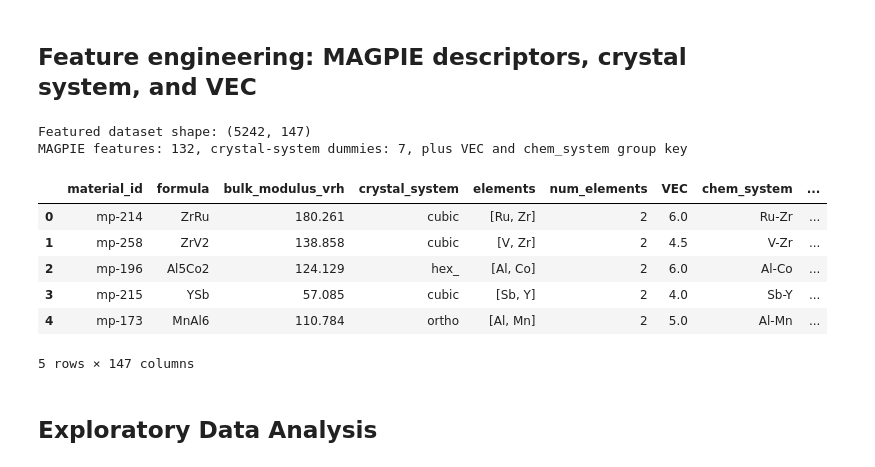
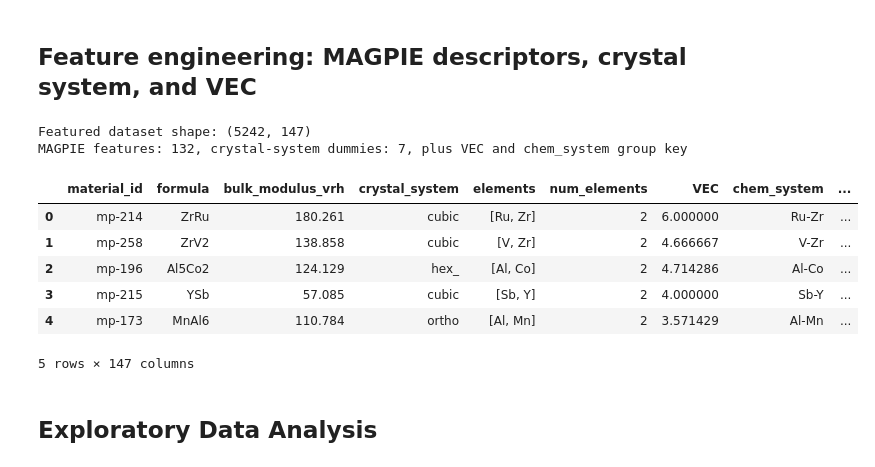
Before and after one commit to shackb-ema/intermetallics-bulk-modulus-ml, a Jupyter notebook: notebooks/02_eda_featurization.ipynb, the cells around one changed output. Drawn from its saved outputs; the diff is of its cells as text; code cells hidden in the pictures.

```diff
--- a/notebooks/02_eda_featurization.ipynb
+++ b/notebooks/02_eda_featurization.ipynb
@@ -18,9 +18,9 @@ from pymatgen.core import Composition
 intermetallics_df = pd.read_csv("../data/bradley_intermetallics_elasticity.csv")
 intermetallics_df["elements"] = intermetallics_df["elements"].apply(ast.literal_eval)
 
-# Build pymatgen Composition objects assuming equal-atom stoichiometry: the MP elasticity
-# endpoint used in 01_data_acquisition does not expose exact site occupancies, only the element list
-intermetallics_df["composition"] = intermetallics_df["elements"].apply(lambda els: Composition(" ".join(els)))
+# Build pymatgen Composition objects from the true stoichiometry (formula_pretty, saved as
+# the "formula" column) rather than the element set, so e.g. Fe3Ni is featurized as Fe3Ni, not FeNi.
+intermetallics_df["composition"] = intermetallics_df["formula"].apply(Composition)
 
 # Valence electron concentration (Guo & Liu group-based convention used for alloy/intermetallic descriptors)
 VEC_TABLE = {
@@ -38,38 +38,38 @@ VEC_TABLE = {
 def compute_valence_electron_concentration(composition):
     total_atoms = composition.num_atoms
     weighted_vec = sum(VEC_TABLE.get(el.symbol, 0) * amount for el, amount in composition.items())
     return weighted_vec / total_atoms
 
 intermetallics_df["VEC"] = intermetallics_df["composition"].apply(compute_valence_electron_concentration)
 
 # Chemical-system group key for GroupKFold in later notebooks (sorted elements joined by a hyphen,
 # e.g. "Co-Fe"). Grouping by this key prevents the model from seeing the same chemical system in
 # both train and test folds.
 intermetallics_df["chem_system"] = intermetallics_df["elements"].apply(lambda els: "-".join(sorted(els)))
 
 # MAGPIE composition-based descriptors (132 features)
 magpie_featurizer = ElementProperty.from_preset("magpie")
 magpie_features_df = magpie_featurizer.featurize_dataframe(intermetallics_df, col_id="composition", ignore_errors=True)
 magpie_feature_names = magpie_featurizer.feature_labels()
 
 # One-hot encode crystal system so it can be used as a model input
 crystal_system_dummies = pd.get_dummies(magpie_features_df["crystal_system"], prefix="cs")
 
 featured_df = pd.concat([magpie_features_df.drop(columns=["composition"]), crystal_system_dummies], axis=1)
 featured_df.to_csv("../data/bradley_intermetallics_featured.csv", index=False)
 
 print(f"Featured dataset shape: {featured_df.shape}")
 print(f"MAGPIE features: {len(magpie_feature_names)}, crystal-system dummies: {crystal_system_dummies.shape[1]}, plus VEC and chem_system group key")
 featured_df.head()
 # %% [output]
 Featured dataset shape: (5242, 147)
 MAGPIE features: 132, crystal-system dummies: 7, plus VEC and chem_system group key
 |  | material_id | formula | bulk_modulus_vrh | crystal_system | elements | num_elements | VEC | chem_system | ... |
-| 0 | mp-214 | ZrRu | 180.261 | cubic | [Ru, Zr] | 2 | 6.0 | Ru-Zr | ... |
-| 1 | mp-258 | ZrV2 | 138.858 | cubic | [V, Zr] | 2 | 4.5 | V-Zr | ... |
-| 2 | mp-196 | Al5Co2 | 124.129 | hex_ | [Al, Co] | 2 | 6.0 | Al-Co | ... |
-| 3 | mp-215 | YSb | 57.085 | cubic | [Sb, Y] | 2 | 4.0 | Sb-Y | ... |
-| 4 | mp-173 | MnAl6 | 110.784 | ortho | [Al, Mn] | 2 | 5.0 | Al-Mn | ... |
+| 0 | mp-214 | ZrRu | 180.261 | cubic | [Ru, Zr] | 2 | 6.000000 | Ru-Zr | ... |
+| 1 | mp-258 | ZrV2 | 138.858 | cubic | [V, Zr] | 2 | 4.666667 | V-Zr | ... |
+| 2 | mp-196 | Al5Co2 | 124.129 | hex_ | [Al, Co] | 2 | 4.714286 | Al-Co | ... |
+| 3 | mp-215 | YSb | 57.085 | cubic | [Sb, Y] | 2 | 4.000000 | Sb-Y | ... |
+| 4 | mp-173 | MnAl6 | 110.784 | ortho | [Al, Mn] | 2 | 3.571429 | Al-Mn | ... |
 5 rows × 147 columns
 # %% [markdown]
 ## Exploratory Data Analysis
```
Also changed, not shown: parts of 2 cells of this notebook, 6 other files.
